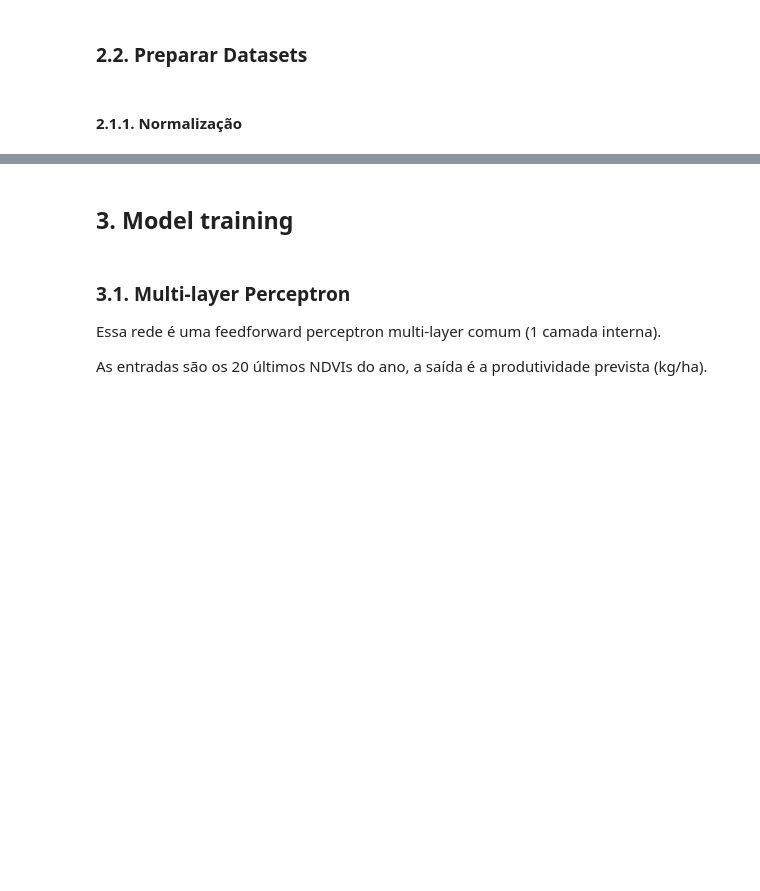
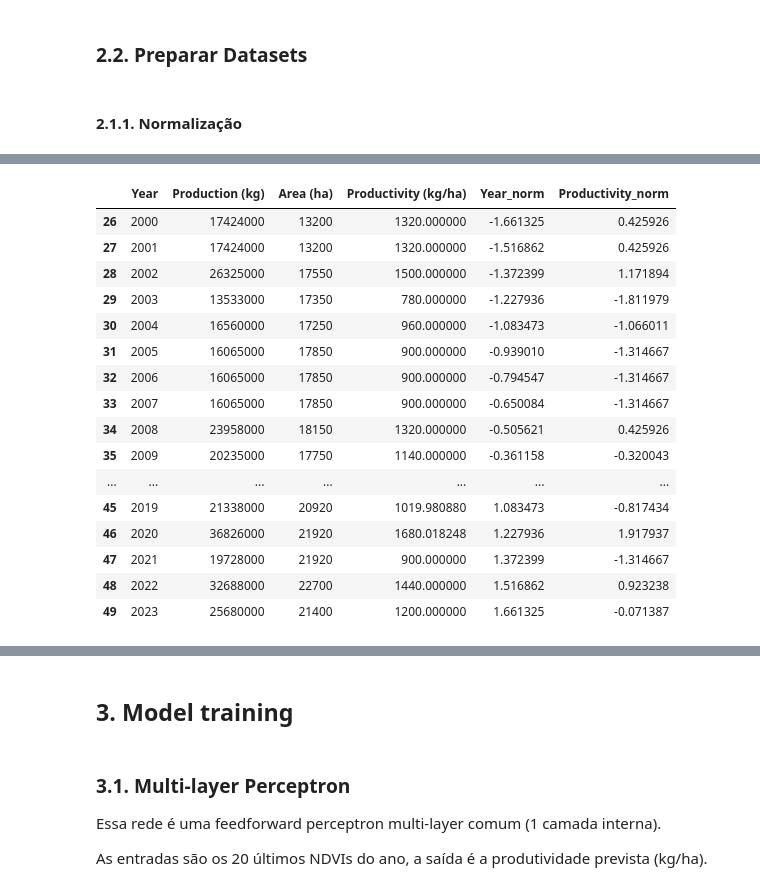
Before and after one commit to luisfuturist/ec-ingredion-2, a Jupyter notebook: src/2. Prediction.ipynb, the cells around one changed output, grey strips where cells are left out. Cells and saved outputs as stored; diff of their text form; code cells hidden in the pictures; blank space fills up the shorter version.

```diff
--- a/src/2. Prediction.ipynb
+++ b/src/2. Prediction.ipynb
@@ -240 +242,28 @@ PROD_norm["Year_norm"] = NDVI_norm["Year"] / 2012
+# %%
+# Normalizar produtividade
+PROD["Year_norm"] = NDVI["Year"].copy()
+
+prod_scaler = StandardScaler().fit(PROD[["Productivity (kg/ha)", "Year"]].values)
+PROD[["Productivity_norm", "Year_norm"]] = prod_scaler.transform(
+    PROD[["Productivity (kg/ha)", "Year"]].values
+)
+PROD
+# %% [output]
+|  | Year | Production (kg) | Area (ha) | Productivity (kg/ha) | Year_norm | Productivity_norm |
+| 26 | 2000 | 17424000 | 13200 | 1320.000000 | -1.661325 | 0.425926 |
+| 27 | 2001 | 17424000 | 13200 | 1320.000000 | -1.516862 | 0.425926 |
+| 28 | 2002 | 26325000 | 17550 | 1500.000000 | -1.372399 | 1.171894 |
+| 29 | 2003 | 13533000 | 17350 | 780.000000 | -1.227936 | -1.811979 |
+| 30 | 2004 | 16560000 | 17250 | 960.000000 | -1.083473 | -1.066011 |
+| 31 | 2005 | 16065000 | 17850 | 900.000000 | -0.939010 | -1.314667 |
+| 32 | 2006 | 16065000 | 17850 | 900.000000 | -0.794547 | -1.314667 |
+| 33 | 2007 | 16065000 | 17850 | 900.000000 | -0.650084 | -1.314667 |
+| 34 | 2008 | 23958000 | 18150 | 1320.000000 | -0.505621 | 0.425926 |
+| 35 | 2009 | 20235000 | 17750 | 1140.000000 | -0.361158 | -0.320043 |
+| ... | ... | ... | ... | ... | ... | ... |
+| 45 | 2019 | 21338000 | 20920 | 1019.980880 | 1.083473 | -0.817434 |
+| 46 | 2020 | 36826000 | 21920 | 1680.018248 | 1.227936 | 1.917937 |
+| 47 | 2021 | 19728000 | 21920 | 900.000000 | 1.372399 | -1.314667 |
+| 48 | 2022 | 32688000 | 22700 | 1440.000000 | 1.516862 | 0.923238 |
+| 49 | 2023 | 25680000 | 21400 | 1200.000000 | 1.661325 | -0.071387 |
 # %%
```
Also changed, not shown: parts of 11 cells of this notebook.
